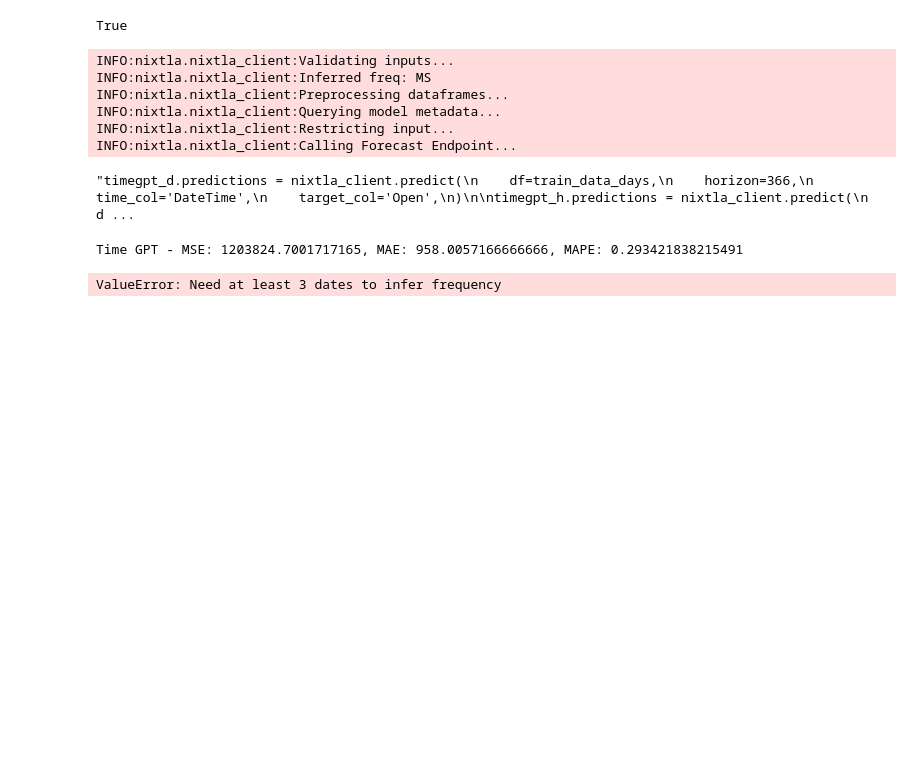
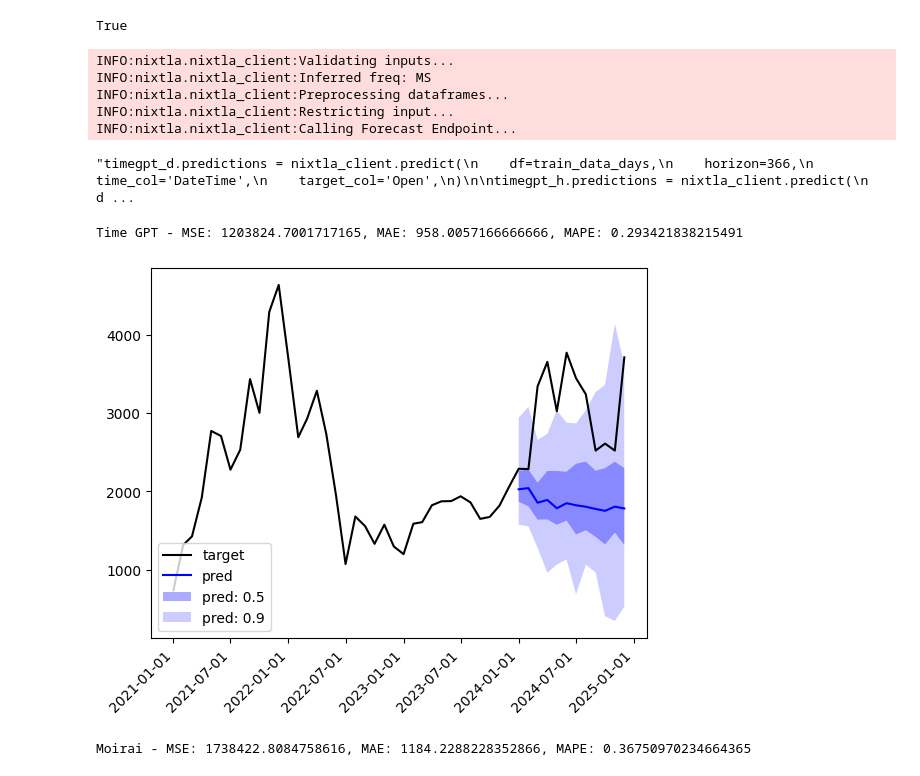
Before and after one commit to vdlbm/Time-Series-Forecasting-Foundational-Models, a Jupyter notebook: comparativa_eth_usd.ipynb, the cells around one changed output. Saved outputs shown, nothing was run; the diff lists cells and outputs as text; code cells hidden in the pictures; blank space fills up the shorter version.

```diff
--- a/comparativa_eth_usd.ipynb
+++ b/comparativa_eth_usd.ipynb
@@ -56,9 +60,12 @@ holt_winters_m = mm.Model('HOLT WINTERS', 0, 0, 0)
 timegpt_h = mm.Model('TIMEGPT', 0, 0, 0)
 timegpt_d = mm.Model('TIMEGPT', 0, 0, 0)
 timegpt_m = mm.Model('TIMEGPT', 0, 0, 0)
-lagllama_h = mm.Model('LAGLLAMA', 0, 0, 0)
-lagllama_d = mm.Model('LAGLLAMA', 0, 0, 0)
-lagllama_m = mm.Model('LAGLLAMA', 0, 0, 0)
+moirai_h = mm.Model('MOIRAI', 0, 0, 0)
+moirai_d = mm.Model('MOIRAI', 0, 0, 0)
+moirai_m = mm.Model('MOIRAI', 0, 0, 0)
+chronos_h = mm.Model('CHRONOS', 0, 0, 0)
+chronos_d = mm.Model('CHRONOS', 0, 0, 0)
+chronos_m = mm.Model('CHRONOS', 0, 0, 0)
 gpt_h = mm.Model('GPT-H', 0, 0, 0)
 gpt_d = mm.Model('GPT-D', 0, 0, 0)
 gpt_m = mm.Model('GPT-M', 0, 0, 0)
@@ -80,9 +87,12 @@ models_dict = {
     'TIMEGPT_H': timegpt_h,
     'TIMEGPT_D': timegpt_d,
     'TIMEGPT_M': timegpt_m,
-    'LAGLLAMA_H': lagllama_h,
-    'LAGLLAMA_D': lagllama_d,
-    'LAGLLAMA_M': lagllama_m,
+    'MOIRAI_H': moirai_h,
+    'MOIRAI_D': moirai_d,
+    'MOIRAI_M': moirai_m,
+    'CHRONOS_H': chronos_h,
+    'CHRONOS_D': chronos_d,
+    'CHRONOS_M': chronos_m,
     'GPT_H': gpt_h,
     'GPT_D': gpt_d,
     'GPT_M': gpt_m
@@ -434,13 +487,13 @@ nixtla_client.validate_api_key()
 INFO:nixtla.nixtla_client:Happy Forecasting! :)
 True
 # %%
+# TimeGPT monthly prediction
+train_data_months_nixtla = dfc.convert_to_nixtla(train_data_months)
+timegpt_m.predictions = nixtla_client.forecast(
+    train_data_months_nixtla,
+    h=12
+)
 
-timegpt_m.predictions = nixtla_client.forecast(
-    df=train_data_months,
-    h=12,
-    time_col='DateTime',
-    target_col='y',
-)
 
 '''timegpt_d.predictions = nixtla_client.predict(
     df=train_data_days,
@@ -459,7 +512,6 @@ timegpt_h.predictions = nixtla_client.predict(
 INFO:nixtla.nixtla_client:Validating inputs...
 INFO:nixtla.nixtla_client:Inferred freq: MS
 INFO:nixtla.nixtla_client:Preprocessing dataframes...
-INFO:nixtla.nixtla_client:Querying model metadata...
 INFO:nixtla.nixtla_client:Restricting input...
 INFO:nixtla.nixtla_client:Calling Forecast Endpoint...
 "timegpt_d.predictions = nixtla_client.predict(\n    df=train_data_days,\n    horizon=366,\n    time_col='DateTime',\n    target_col='Open',\n)\n\ntimegpt_h.predictions = nixtla_client.predict(\n    d ...
@@ -480,6 +532,7 @@ Time GPT - MSE: 1203824.7001717165, MAE: 958.0057166666666, MAPE: 0.293421838215
 #!git clone https://github.com/SalesforceAIResearch/uni2ts/
 %pip install uni2ts
 # %%
+# Moirai monthly prediction
 SIZE = "small"  # model size: choose from {'small', 'base', 'large'}
 PDT = 12  # prediction length: any positive integer
 CTX = 12*3  # context length: any positive integer
@@ -487,18 +540,14 @@ PSZ = "auto"  # patch size: choose from {"auto", 8, 16, 32, 64, 128}
 BSZ = 32  # batch size: any positive integer
 TEST = 12  # test set length: any positive integer
 
-# Convert into GluonTS dataset
-data_months = pd.read_csv(DATA_MONTHS, delimiter=',')
+# Data transformation to fit Moirai input requirements
 df = dfc.convert_to_moirai(data_months)
-
 ds = PandasDataset(dict(df))
 
 # Split into train/test set
 train, test_template = split(
     ds, offset=-TEST
 )  # assign last TEST time steps as test set
-
-
 
 # Construct rolling window evaluation
 test_data = test_template.generate_instances(
@@ -511,33 +560,46 @@ test_data = test_template.generate_instances(
 model = MoiraiForecast(
     module=MoiraiModule.from_pretrained(f"Salesforce/moirai-1.0-R-{SIZE}"),
     prediction_length=PDT,
     context_length=CTX,
     patch_size=PSZ,
     num_samples=100,
     target_dim=1,
     feat_dynamic_real_dim=ds.num_feat_dynamic_real,
     past_feat_dynamic_real_dim=ds.num_past_feat_dynamic_real,
 )
 
 predictor = model.create_predictor(batch_size=BSZ)
 forecasts = predictor.predict(test_data.input)
 
 input_it = iter(test_data.input)
 label_it = iter(test_data.label)
 forecast_it = iter(forecasts)
 
 inp = next(input_it)
 label = next(label_it)
-forecast = next(forecast_it)
+moirai_m.predictions = next(forecast_it)
 
 plot_single(
     inp,
     label,
-    forecast,
+    moirai_m.predictions,
     context_length=200,
     name="pred",
     show_label=True,
 )
 plt.show()
 # %% [output]
-ValueError: Need at least 3 dates to infer frequency
+[figure, added]
+# %%
+# Get actual values and predictions as np arrays
+y_true = val_data_months.get('y').values
+y_pred = moirai_m.predictions.quantile(0.5)
+
+# Calculate metrics
+moirai_m.mse = mean_squared_error(y_true, y_pred)
+moirai_m.mae = mean_absolute_error(y_true, y_pred)
+moirai_m.mape = mean_absolute_percentage_error(y_true, y_pred)
+
+print(f"Moirai - MSE: {moirai_m.mse}, MAE: {moirai_m.mae}, MAPE: {moirai_m.mape}")
+# %% [output]
+Moirai - MSE: 1738422.8084758616, MAE: 1184.2288228352866, MAPE: 0.36750970234664365
```
Also changed, not shown: parts of 13 cells of this notebook, 9 other files.
